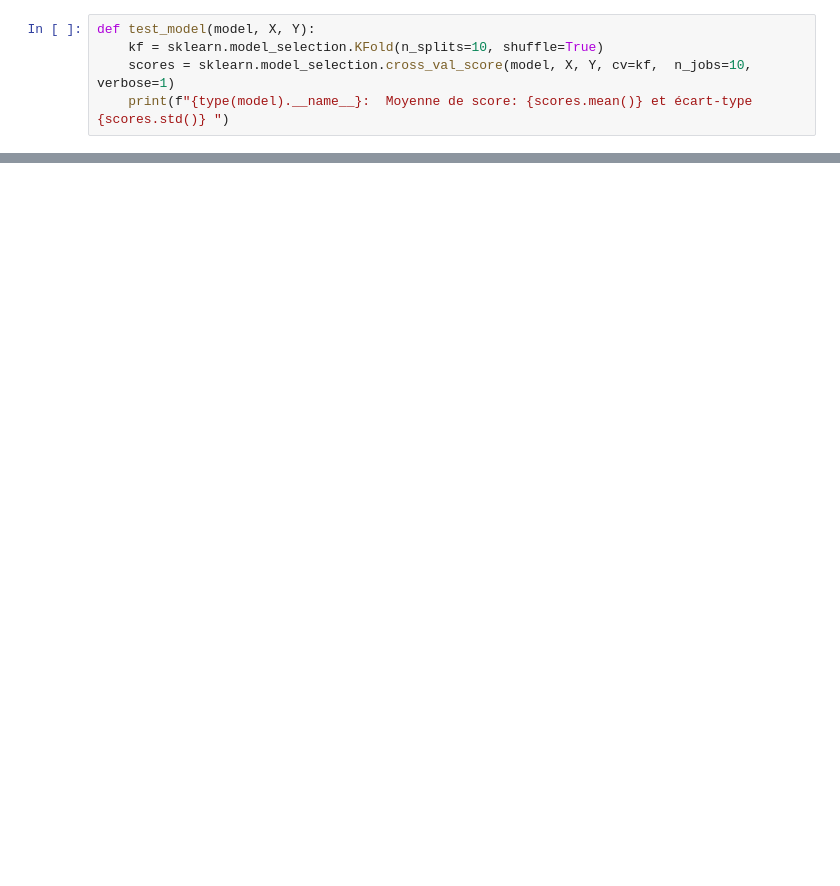
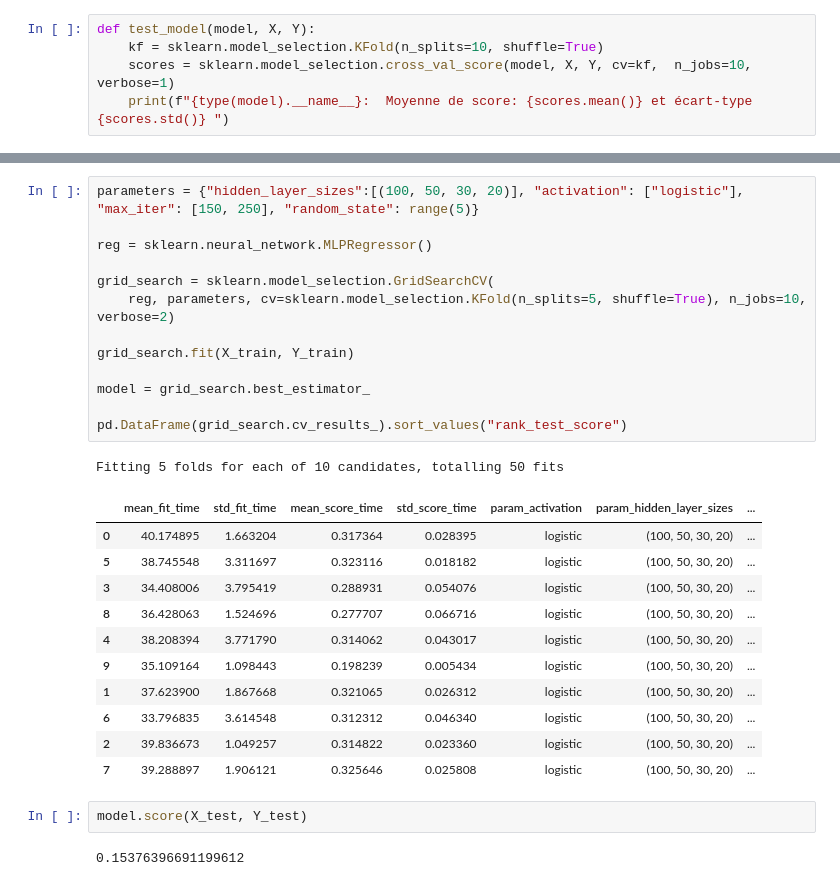
Before and after one commit to UrsulaAlcantara/IASProjet, a Jupyter notebook: model_test.ipynb, the cells around one changed output, grey strips where cells are left out. Saved outputs shown, nothing was run; the diff lists cells and outputs as text; blank space fills up the shorter version.

```diff
--- a/model_test.ipynb
+++ b/model_test.ipynb
@@ -116,0 +177,30 @@ Fitting 8 folds for each of 12 candidates, totalling 96 fits
+# %%
+parameters = {"hidden_layer_sizes":[(100, 50, 30, 20)], "activation": ["logistic"], "max_iter": [150, 250], "random_state": range(5)}
+
+reg = sklearn.neural_network.MLPRegressor()
+
+grid_search = sklearn.model_selection.GridSearchCV(
+    reg, parameters, cv=sklearn.model_selection.KFold(n_splits=5, shuffle=True), n_jobs=10, verbose=2)
+
+grid_search.fit(X_train, Y_train)
+
+model = grid_search.best_estimator_
+
+pd.DataFrame(grid_search.cv_results_).sort_values("rank_test_score")
+# %% [output]
+Fitting 5 folds for each of 10 candidates, totalling 50 fits
+|  | mean_fit_time | std_fit_time | mean_score_time | std_score_time | param_activation | param_hidden_layer_sizes | ... |
+| 0 | 40.174895 | 1.663204 | 0.317364 | 0.028395 | logistic | (100, 50, 30, 20) | ... |
+| 5 | 38.745548 | 3.311697 | 0.323116 | 0.018182 | logistic | (100, 50, 30, 20) | ... |
+| 3 | 34.408006 | 3.795419 | 0.288931 | 0.054076 | logistic | (100, 50, 30, 20) | ... |
+| 8 | 36.428063 | 1.524696 | 0.277707 | 0.066716 | logistic | (100, 50, 30, 20) | ... |
+| 4 | 38.208394 | 3.771790 | 0.314062 | 0.043017 | logistic | (100, 50, 30, 20) | ... |
+| 9 | 35.109164 | 1.098443 | 0.198239 | 0.005434 | logistic | (100, 50, 30, 20) | ... |
+| 1 | 37.623900 | 1.867668 | 0.321065 | 0.026312 | logistic | (100, 50, 30, 20) | ... |
+| 6 | 33.796835 | 3.614548 | 0.312312 | 0.046340 | logistic | (100, 50, 30, 20) | ... |
+| 2 | 39.836673 | 1.049257 | 0.314822 | 0.023360 | logistic | (100, 50, 30, 20) | ... |
+| 7 | 39.288897 | 1.906121 | 0.325646 | 0.025808 | logistic | (100, 50, 30, 20) | ... |
+# %%
+model.score(X_test, Y_test)
+# %% [output]
+0.15376396691199612
```
Also changed, not shown: parts of 14 cells of this notebook, 1 other file.
